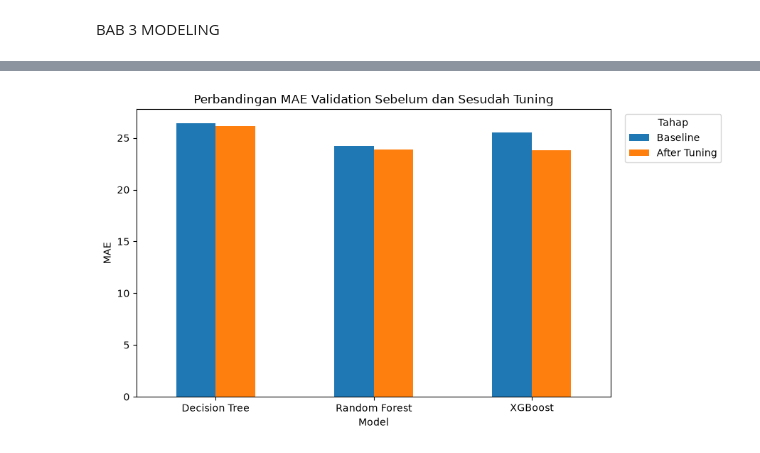
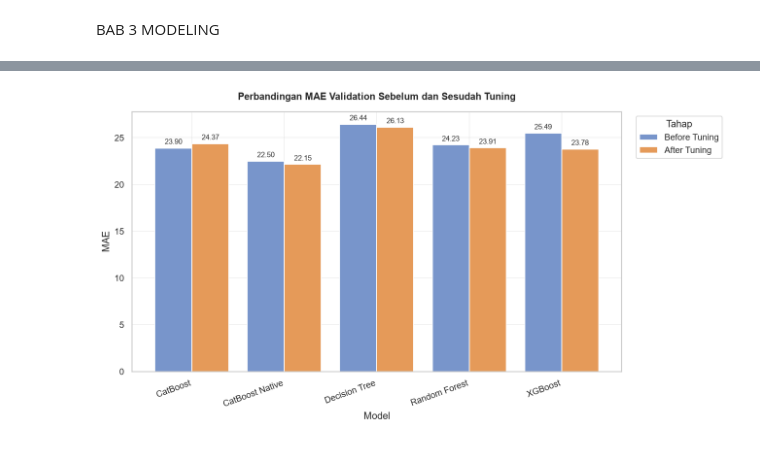
Before and after one commit to Stevienn/Tugas-ASG-1-Code, a Jupyter notebook: CabFarePrediction.ipynb, the cells around one changed output, grey strips where cells are left out. Drawn from its saved outputs; the diff is of its cells as text; code cells hidden in the pictures.

```diff
--- a/CabFarePrediction.ipynb
+++ b/CabFarePrediction.ipynb
@@ -596 +820,19 @@ Random Forest                       {'n_estimators': 300, 'min_samples_leaf': 2,
+# %%
+tuned_native_results = []
+
+for split_name, X_data, y_data in [
+    ("Training", X_cat_train, y_cat_train),
+    ("Validation", X_cat_val, y_cat_val)
+]:
+    predictions = catboost_native_tuned.predict(X_data)
+
+    tuned_native_results.append({
+        "Model": "CatBoost Native Tuned",
+        "Dataset": split_name,
+        "MAE": mean_absolute_error(y_data, predictions),
+        "RMSE": np.sqrt(mean_squared_error(y_data, predictions)),
+        "R2": r2_score(y_data, predictions)
+    })
+
+tuned_native_df = pd.DataFrame(tuned_native_results)
 # %%
@@ -631,39 +922,93 @@ Random Forest Validation 23.9098 37.1244 0.9606
 # %%
-
-import matplotlib.pyplot as plt
-
+# 1. Ambil MAE validation dari model baseline
 baseline_val = (
     baseline_df[baseline_df["Dataset"] == "Validation"]
     [["Model", "MAE"]]
-    .rename(columns={"MAE": "Baseline"})
+    .copy()
+    .rename(columns={"MAE": "Before Tuning"})
 )
 
+# 2. Ambil MAE validation dari model setelah tuning
 tuned_val = (
     tuned_df[tuned_df["Dataset"] == "Validation"]
     [["Model", "MAE"]]
+    .copy()
     .rename(columns={"MAE": "After Tuning"})
 )
 
-comparison = baseline_val.merge(tuned_val, on="Model")
+
+# 4. Tambahkan CatBoost Native dengan nama yang sama
+native_baseline = pd.DataFrame({
+    "Model": ["CatBoost Native"],
+    "Before Tuning": [22.4965]
+})
+
+native_tuned = pd.DataFrame({
+    "Model": ["CatBoost Native"],
+    "After Tuning": [22.1453]
+})
+
+baseline_val = pd.concat(
+    [
+        baseline_val,
+        native_baseline
+    ],
+    ignore_index=True
+)
+
+tuned_val = pd.concat(
+    [
+        tuned_val,
+        native_tuned
+    ],
+    ignore_index=True
+)
+
+# 5. Gabungkan berdasarkan nama model
+comparison = baseline_val.merge(
+    tuned_val,
+    on="Model",
+    how="outer"
+)
+
 comparison = comparison.set_index("Model")
+
+print("=== PERBANDINGAN MAE VALIDATION ===")
+print(comparison.round(4).to_string())
+
+# 6. Visualisasi
+sns.set_theme(style="whitegrid")
 
 ax = comparison.plot(
     kind="bar",
-    figsize=(9, 5)
+    figsize=(11, 6),
+    color=["#7895CB", "#E59A59"],
+    width=0.8
 )
 
-ax.set_title("Perbandingan MAE Validation Sebelum dan Sesudah Tuning")
+ax.set_title(
+    "Perbandingan MAE Validation Sebelum dan Sesudah Tuning",
+    fontweight="bold",
+    pad=15
+)
 ax.set_xlabel("Model")
 ax.set_ylabel("MAE")
 
-# Pindahkan legend ke sebelah kanan grafik
+for container in ax.containers:
+    ax.bar_label(
+        container,
+        fmt="%.2f",
+        padding=3,
+        fontsize=9
+    )
+
 ax.legend(
     title="Tahap",
     loc="upper left",
     bbox_to_anchor=(1.02, 1)
 )
 
-plt.xticks(rotation=0)
+plt.xticks(rotation=20, ha="right")
 plt.tight_layout()
 plt.show()
 # %% [output]
@@ -670 +1023 @@ plt.show()
-[figure, old version]
+[figure, new version]
```
Also changed, not shown: parts of 30 cells of this notebook, 16 other files.
